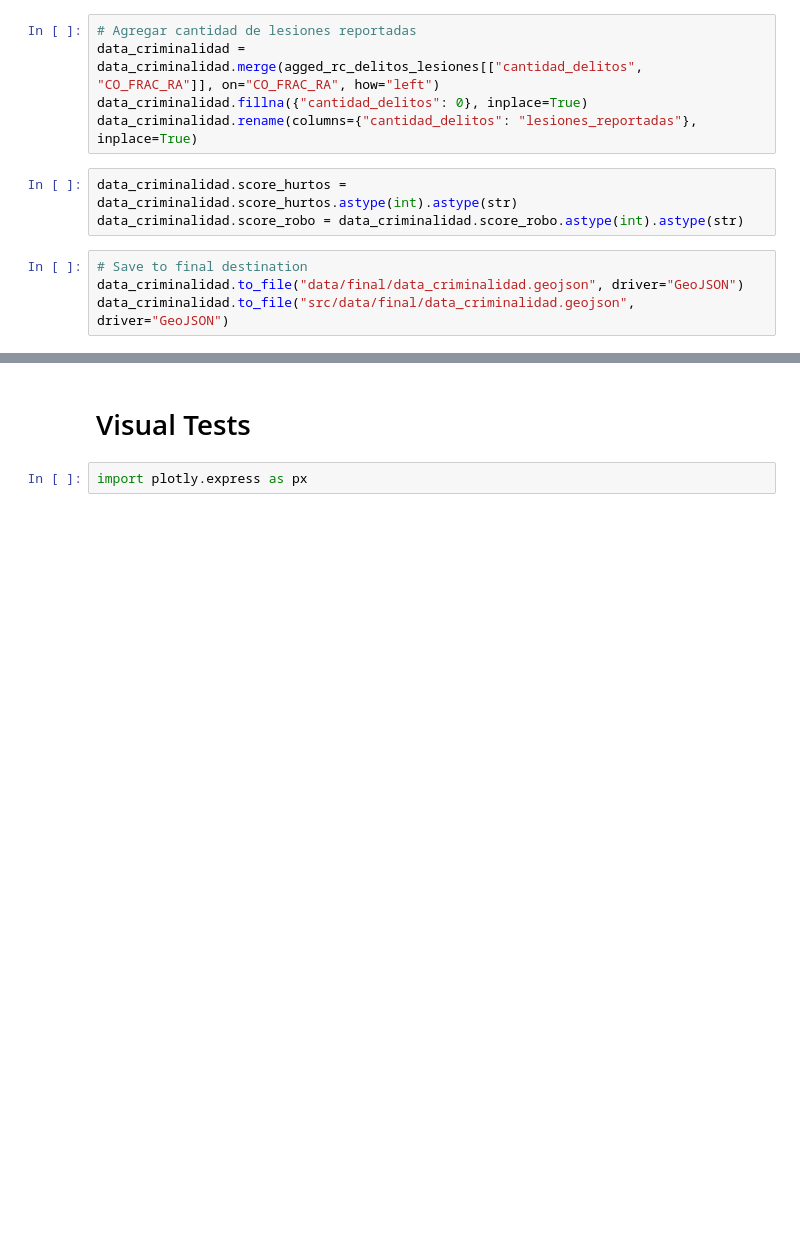
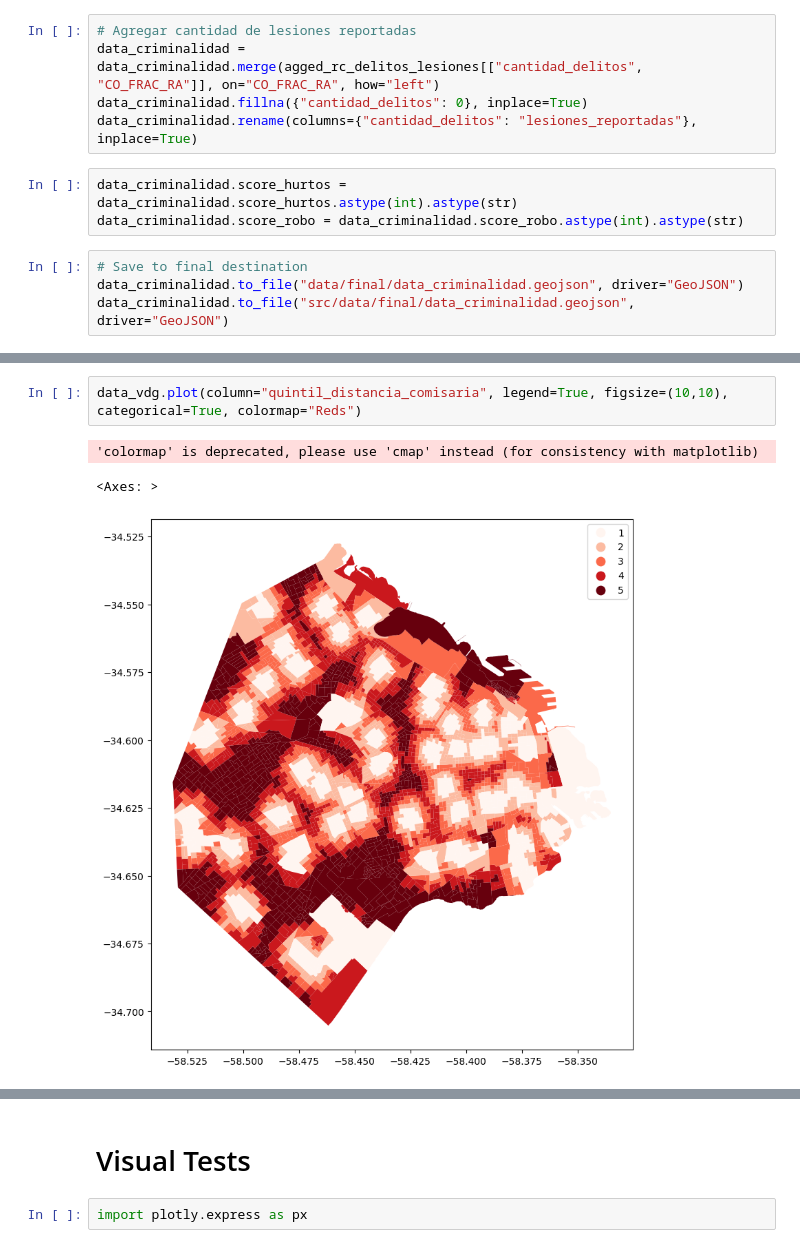
Before and after one commit to juanseh238/comuna-tracker, a Jupyter notebook: 04_geoquant_analysis_seguridad.ipynb, the cells around one changed output, grey strips where cells are left out. Cells and saved outputs as stored; diff of their text form; blank space fills up the shorter version.

```diff
--- a/04_geoquant_analysis_seguridad.ipynb
+++ b/04_geoquant_analysis_seguridad.ipynb
@@ -481,0 +581,6 @@ data_criminalidad.to_file("src/data/final/data_criminalidad.geojson", driver="Ge
+# %%
+data_vdg.plot(column="quintil_distancia_comisaria", legend=True, figsize=(10,10), categorical=True, colormap="Reds")
+# %% [output]
+'colormap' is deprecated, please use 'cmap' instead (for consistency with matplotlib)
+<Axes: >
+[figure, added]
```
Also changed, not shown: parts of 20 cells of this notebook, 2 other files.
